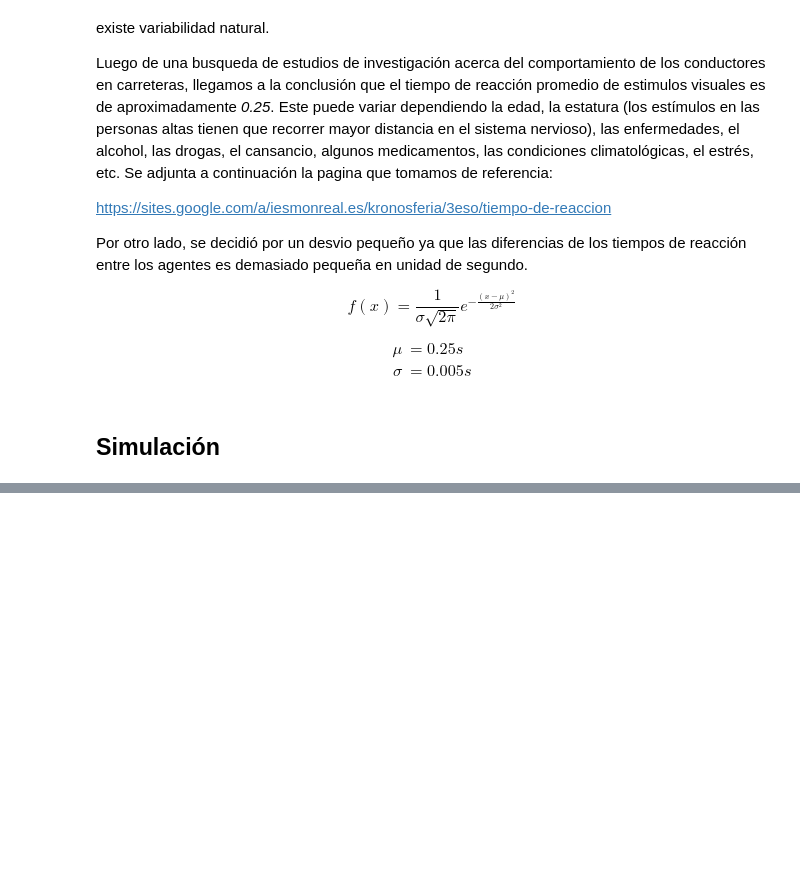
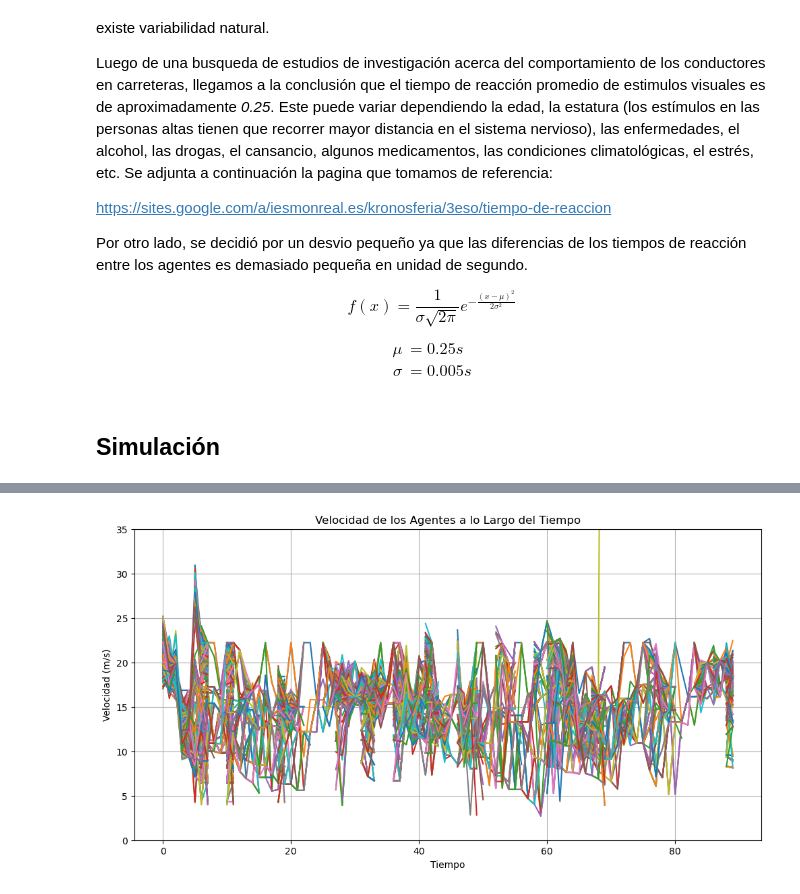
Before and after one commit to azulnogueraa/Agent-Based-Model---Gral-Paz, a Jupyter notebook: simulacion.ipynb, the cells around one changed output, grey strips where cells are left out. Drawn from its saved outputs; the diff is of its cells as text; code cells hidden in the pictures; blank space fills up the shorter version.

```diff
--- a/simulacion.ipynb
+++ b/simulacion.ipynb
@@ -664,0 +682,28 @@ plt.show()
+# %%
+import pandas as pd
+import matplotlib.pyplot as plt
+
+# Cargar el archivo CSV con los datos de velocidad de los agentes
+df = pd.read_csv('./data/agent_velocities.csv')
+
+# Eliminar la columna de ArrivalTime si no la necesitas en el gráfico
+df = df.drop(columns=['ArrivalTime'])
+
+# Crear el gráfico de líneas
+plt.figure(figsize=(12, 6))  # Ajusta el tamaño del gráfico según tus preferencias
+
+# Iterar a través de las columnas del DataFrame y trazar una línea para cada agente
+for column in df.columns:
+    plt.plot(df.index, df[column], label=f'Agente {column}')
+
+# Configurar etiquetas y leyenda
+plt.xlabel('Tiempo')
+plt.ylabel('Velocidad (m/s)')
+plt.title('Velocidad de los Agentes a lo Largo del Tiempo')
+plt.ylim(0,35)
+
+# Mostrar el gráfico
+plt.grid()
+plt.show()
+# %% [output]
+[figure, added]
```
Also changed, not shown: parts of 5 cells of this notebook, 2 other files.
